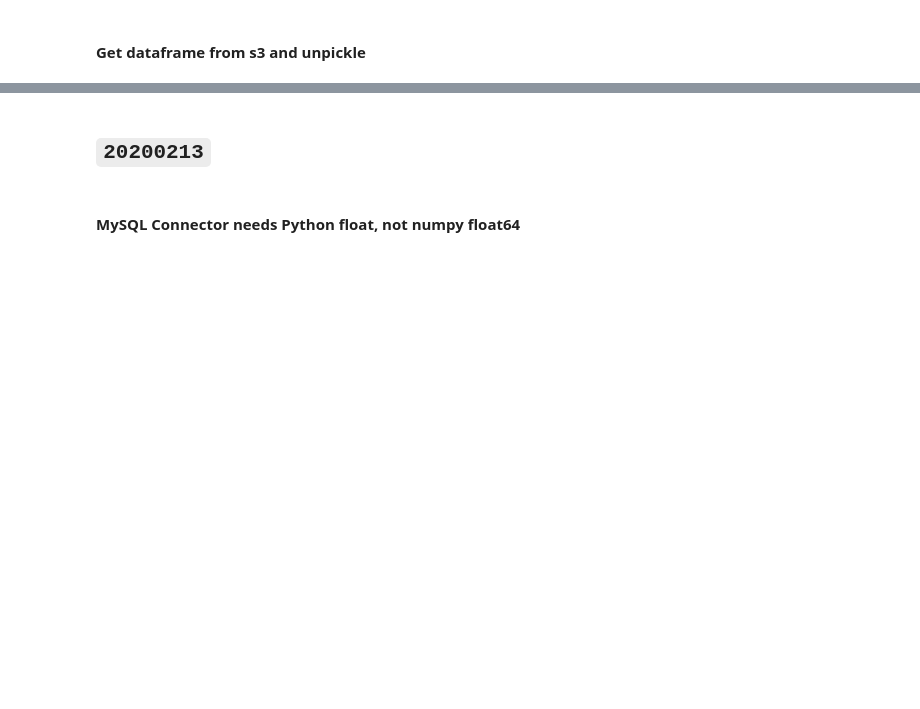
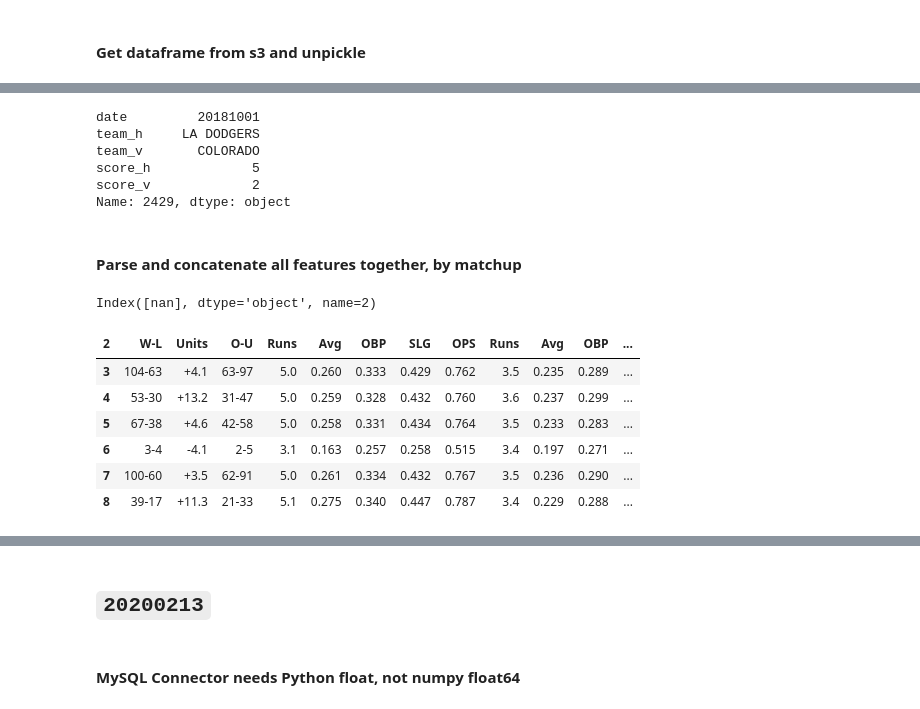
Before and after one commit to etothexipi/mlb_bet_notebooks, a Jupyter notebook: skr_statfox_matchups.ipynb, the cells around one changed output, grey strips where cells are left out. Cells and saved outputs as stored; diff of their text form; code cells hidden in the pictures; blank space fills up the shorter version.

Commit message:
add loop over matchups scrape - start flattening features

```diff
--- a/skr_statfox_matchups.ipynb
+++ b/skr_statfox_matchups.ipynb
@@ -136,5 +136,3 @@ def lambda_handler(event, context):
     pkldf = s3.get_object(Bucket=bucketname,Key=keyname)['Body'].read()
     df = pickle.loads(pkldf)
     return df
-# %%
-df = lambda_handler(event=1, context=1)
@@ -149,0 +141,65 @@ df
+# %%
+for x in range(45,46):
+
+    # Parse date, team names, and score from games list
+    dt = str(gms.loc[x,'date'])
+    tm_h = str(gms.loc[x,'team_h']).replace(' ','')
+    tm_v = str(gms.loc[x,'team_v']).replace(' ','')
+    sc_h = gms.loc[x,'score_h']
+    sc_v = gms.loc[x,'score_v']
+
+
+    # Adjust URL if second game of double header
+    if (x > 1) and (str(gms.loc[x-1,'date']) == dt) and (str(gms.loc[x-1,'team_h']).replace(' ','') == tm_h):
+        tm_h = tm_h+'2'
+
+
+    # Set game and s3 bucket, URL, and file name
+    game = dt+tm_h
+    keyname = folder+game+'.pkl'
+
+
+    df = lambda_handler2(event=1, context=1)
+# %%
+gms.iloc[2429]
+# %% [output]
+date         20181001
+team_h     LA DODGERS
+team_v       COLORADO
+score_h             5
+score_v             2
+Name: 2429, dtype: object
+# %% [markdown]
+#### Parse and concatenate all features together, by matchup
+# %%
+# 6:  Overall - board and line
+# 11: Away - Current Season Performance
+# 12: Away - Team Hitting and Fielding
+# 13: Away - Bullpen Pitching
+# 14: Home - Current Season Performance
+# 15: Home - Team Hitting and Fielding
+# 16: Home - Bullpen Pitching
+df6  = df[6]
+df11 = df[11]
+df12 = df[12]
+df13 = df[13]
+df14 = df[14]
+df15 = df[15]
+df16 = df[16]
+# %%
+df11.columns = df11.iloc[2]
+# %%
+df11.iloc[3:,df11.columns.isnull()].columns
+# %% [output]
+Index([nan], dtype='object', name=2)
+# %%
+test = df11.iloc[3:,df11.columns.notnull()]
+test
+# %% [output]
+| 2 | W-L | Units | O-U | Runs | Avg | OBP | SLG | OPS | Runs | Avg | OBP | ... |
+| 3 | 104-63 | +4.1 | 63-97 | 5.0 | 0.260 | 0.333 | 0.429 | 0.762 | 3.5 | 0.235 | 0.289 | ... |
+| 4 | 53-30 | +13.2 | 31-47 | 5.0 | 0.259 | 0.328 | 0.432 | 0.760 | 3.6 | 0.237 | 0.299 | ... |
+| 5 | 67-38 | +4.6 | 42-58 | 5.0 | 0.258 | 0.331 | 0.434 | 0.764 | 3.5 | 0.233 | 0.283 | ... |
+| 6 | 3-4 | -4.1 | 2-5 | 3.1 | 0.163 | 0.257 | 0.258 | 0.515 | 3.4 | 0.197 | 0.271 | ... |
+| 7 | 100-60 | +3.5 | 62-91 | 5.0 | 0.261 | 0.334 | 0.432 | 0.767 | 3.5 | 0.236 | 0.290 | ... |
+| 8 | 39-17 | +11.3 | 21-33 | 5.1 | 0.275 | 0.340 | 0.447 | 0.787 | 3.4 | 0.229 | 0.288 | ... |
```
Also changed, not shown: parts of 26 cells of this notebook.
